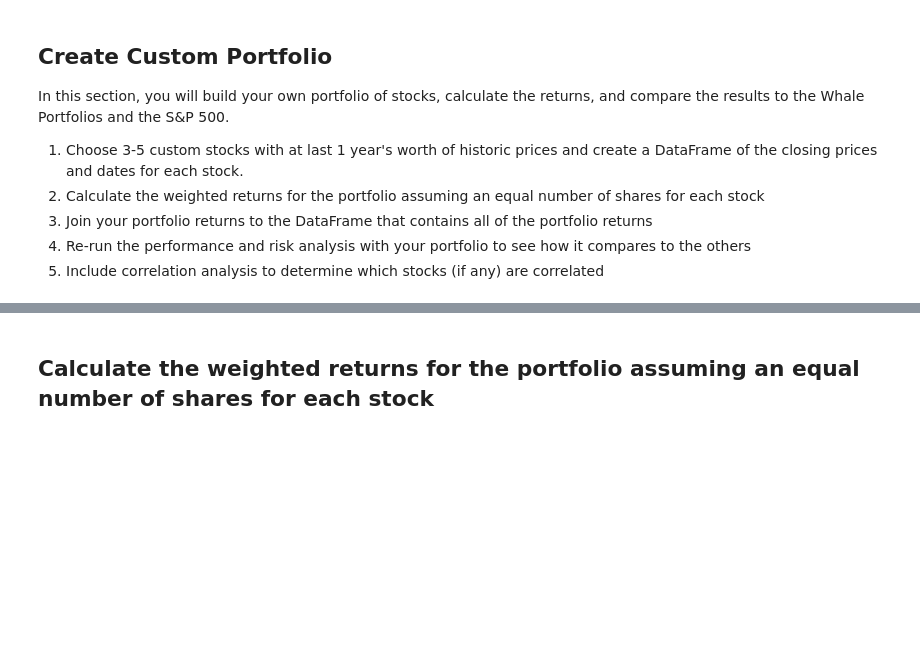
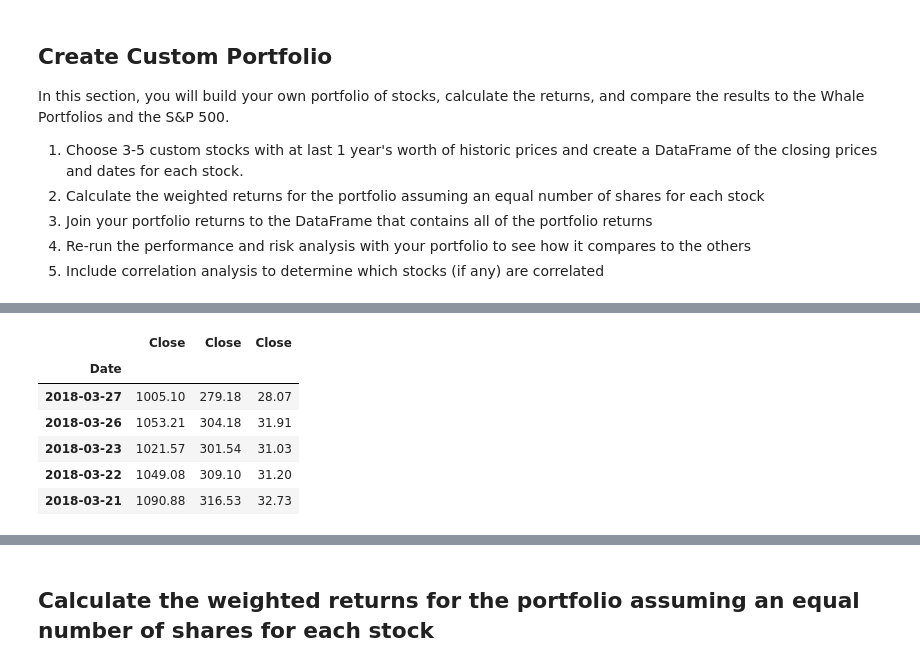
Before and after one commit to mmsaki/whale_portfolio, a Jupyter notebook: whale_analysis.ipynb, the cells around one changed output, grey strips where cells are left out. Saved outputs shown, nothing was run; the diff lists cells and outputs as text; code cells hidden in the pictures; blank space fills up the shorter version.

```diff
--- a/whale_analysis.ipynb
+++ b/whale_analysis.ipynb
@@ -357,4 +351,26 @@ In this section, you will build your own portfolio of stocks, calculate the retu
+# %%
+# Reading data from 1st stock
+goog_csv_path = Path("./custom_portfolio/GOOG.csv")
+goog_df = pd.read_csv(goog_csv_path, index_col="Date", parse_dates=True, infer_datetime_format=True)
+# %%
+# Reading data from 2nd stock
+tsla_csv_path = Path("./custom_portfolio/TSLA.csv")
+tsla_df = pd.read_csv(tsla_csv_path, index_col="Date", parse_dates=True, infer_datetime_format=True)
+# %%
+# Reading data from 3rd stock
+twtr_csv_path = Path("./custom_portfolio/TWTR.csv")
+twtr_df = pd.read_csv(twtr_csv_path, index_col="Date", parse_dates=True, infer_datetime_format=True)
 # %%
 # Combine all stocks in a single DataFrame
+my_portfolio = pd.concat([goog_df.Close, tsla_df.Close, twtr_df.Close], axis="columns", join="inner")
+my_portfolio.head()
+# %% [output]
+|  | Close | Close | Close |
+| Date |  |  |  |
+| 2018-03-27 | 1005.10 | 279.18 | 28.07 |
+| 2018-03-26 | 1053.21 | 304.18 | 31.91 |
+| 2018-03-23 | 1021.57 | 301.54 | 31.03 |
+| 2018-03-22 | 1049.08 | 309.10 | 31.20 |
+| 2018-03-21 | 1090.88 | 316.53 | 32.73 |
 # %%
 # Reset Date index
```
Also changed, not shown: parts of 16 cells of this notebook, 5 other files.
